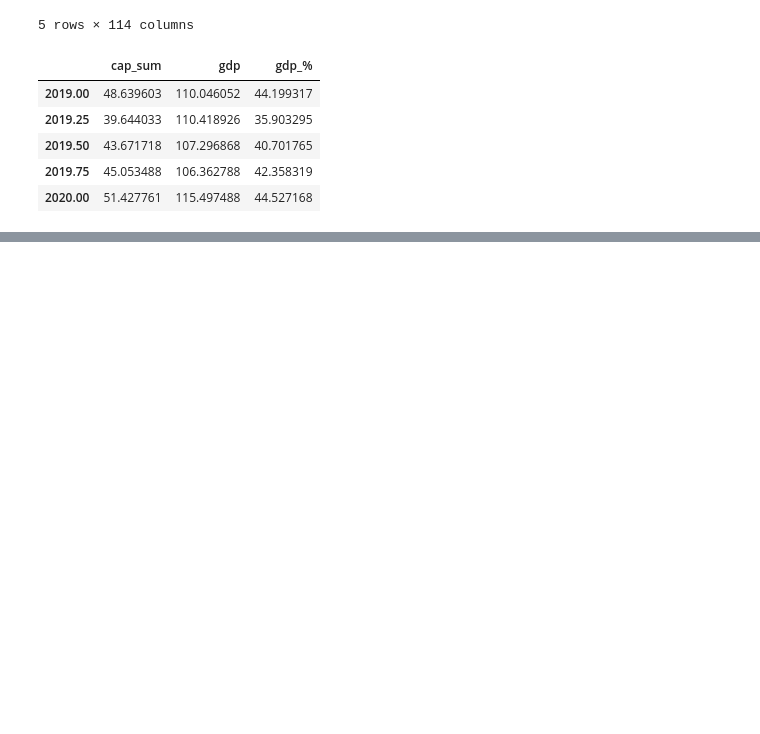
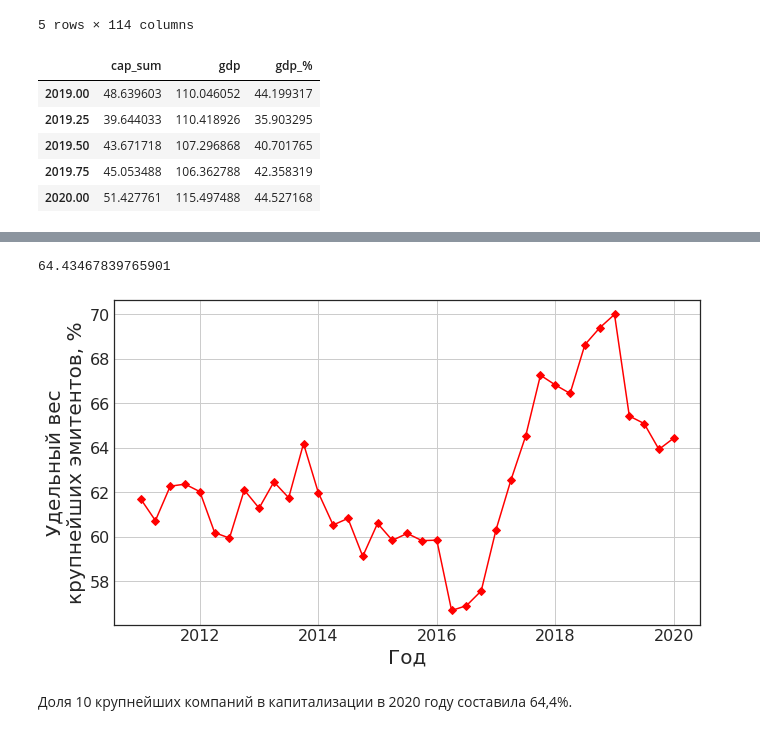
Before and after one commit to kostya-gh/stocks_prediction, a Jupyter notebook: market_cap.ipynb, the cells around one changed output, grey strips where cells are left out. Drawn from its saved outputs; the diff is of its cells as text; code cells hidden in the pictures; blank space fills up the shorter version.

```diff
--- a/market_cap.ipynb
+++ b/market_cap.ipynb
@@ -88,0 +119,26 @@ emitents
+# %%
+main_cap_weigths = []
+counter = 0
+for col in df.columns:
+    if 'cap' in col:
+        weight = df[col].sort_values(ascending=False).head(10).sum() / (sums.values[counter] * 1000000000000) * 100
+        main_cap_weigths.append(weight)
+        counter += 1
+# %%
+main_cap_weigths[-1]
+# %% [output]
+64.43467839765901
+# %%
+fig, ax = plt.subplots(figsize=(10, 6), tight_layout=True)
+
+plt.plot(cap_data.index, main_cap_weigths, '-D', color='red')
+plt.tick_params(axis='both', which='major', labelsize=16)
+ax.grid()
+plt.xlabel('Год', fontsize=20)
+plt.ylabel('Удельный вес\nкрупнейших эмитентов, %', fontsize=20)
+
+fig.savefig('big_weight.png', dpi=180)
+# %% [output]
+[figure, added]
+# %% [markdown]
+  Доля 10 крупнейших компаний в капитализации в 2020 году составила 64,4%.
```
Also changed, not shown: parts of 7 cells of this notebook.
